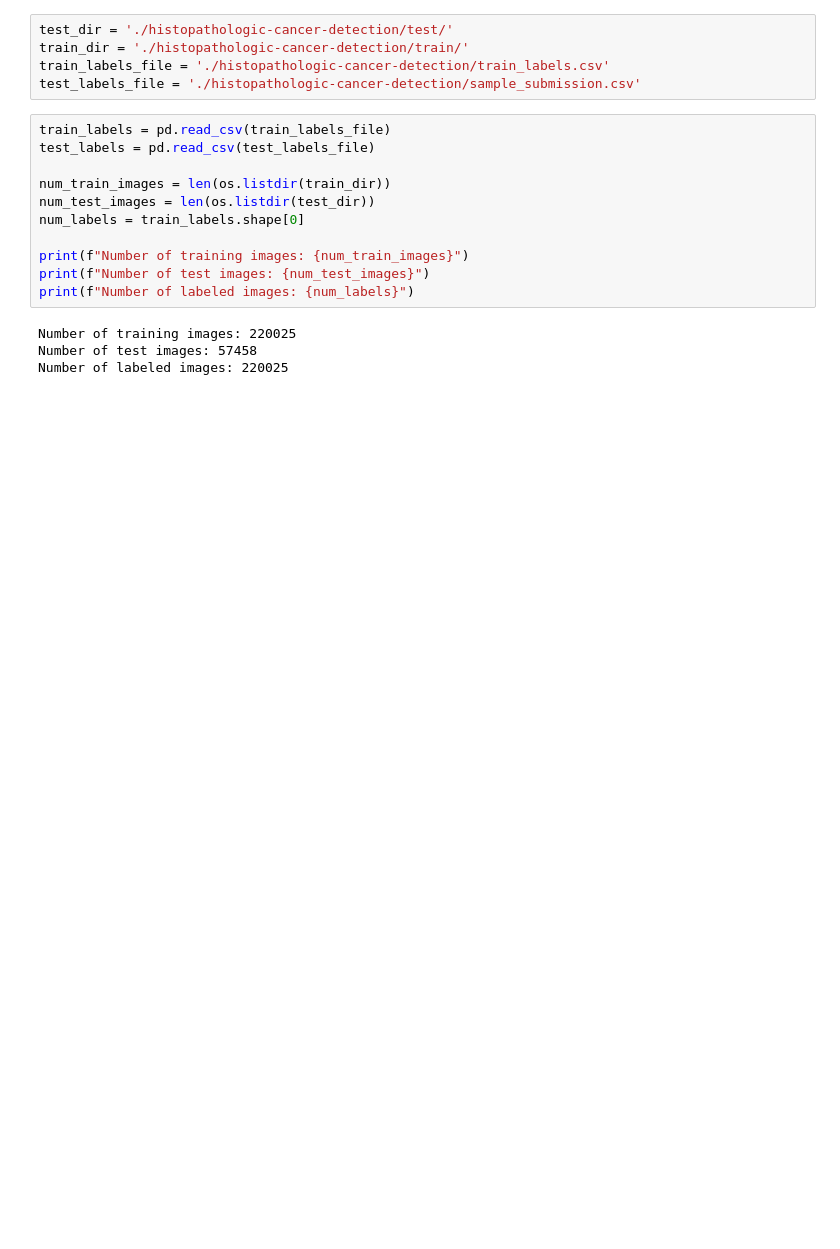
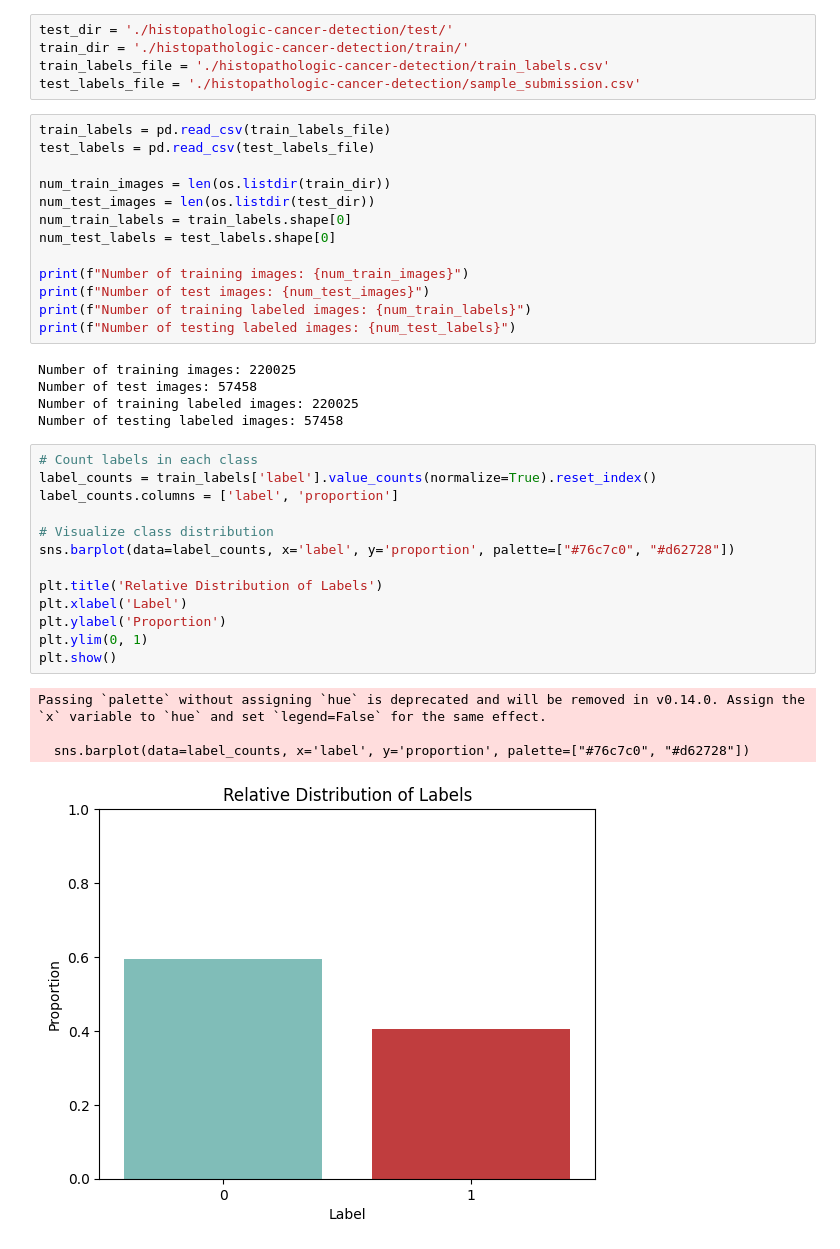
Before and after one commit to AkkshayK-98/CSCA5642-CNN-CancerDetection, a Jupyter notebook: cnn-cancer-detection.ipynb, the cells around one changed output. Saved outputs shown, nothing was run; the diff lists cells and outputs as text; blank space fills up the shorter version.

```diff
--- a/cnn-cancer-detection.ipynb
+++ b/cnn-cancer-detection.ipynb
@@ -27,12 +34,33 @@ test_labels = pd.read_csv(test_labels_file)
 
 num_train_images = len(os.listdir(train_dir))
 num_test_images = len(os.listdir(test_dir))
-num_labels = train_labels.shape[0]
+num_train_labels = train_labels.shape[0]
+num_test_labels = test_labels.shape[0]
 
 print(f"Number of training images: {num_train_images}")
 print(f"Number of test images: {num_test_images}")
-print(f"Number of labeled images: {num_labels}")
+print(f"Number of training labeled images: {num_train_labels}")
+print(f"Number of testing labeled images: {num_test_labels}")
 # %% [output]
 Number of training images: 220025
 Number of test images: 57458
-Number of labeled images: 220025
+Number of training labeled images: 220025
+Number of testing labeled images: 57458
+# %%
+# Count labels in each class
+label_counts = train_labels['label'].value_counts(normalize=True).reset_index()
+label_counts.columns = ['label', 'proportion']
+
+# Visualize class distribution
+sns.barplot(data=label_counts, x='label', y='proportion', palette=["#76c7c0", "#d62728"])
+
+plt.title('Relative Distribution of Labels')
+plt.xlabel('Label')
+plt.ylabel('Proportion')
+plt.ylim(0, 1)
+plt.show()
+# %% [output]
+Passing `palette` without assigning `hue` is deprecated and will be removed in v0.14.0. Assign the `x` variable to `hue` and set `legend=False` for the same effect.
+
+  sns.barplot(data=label_counts, x='label', y='proportion', palette=["#76c7c0", "#d62728"])
+[figure, added]
```
Also changed, not shown: parts of 44 cells of this notebook, 2 other files.
